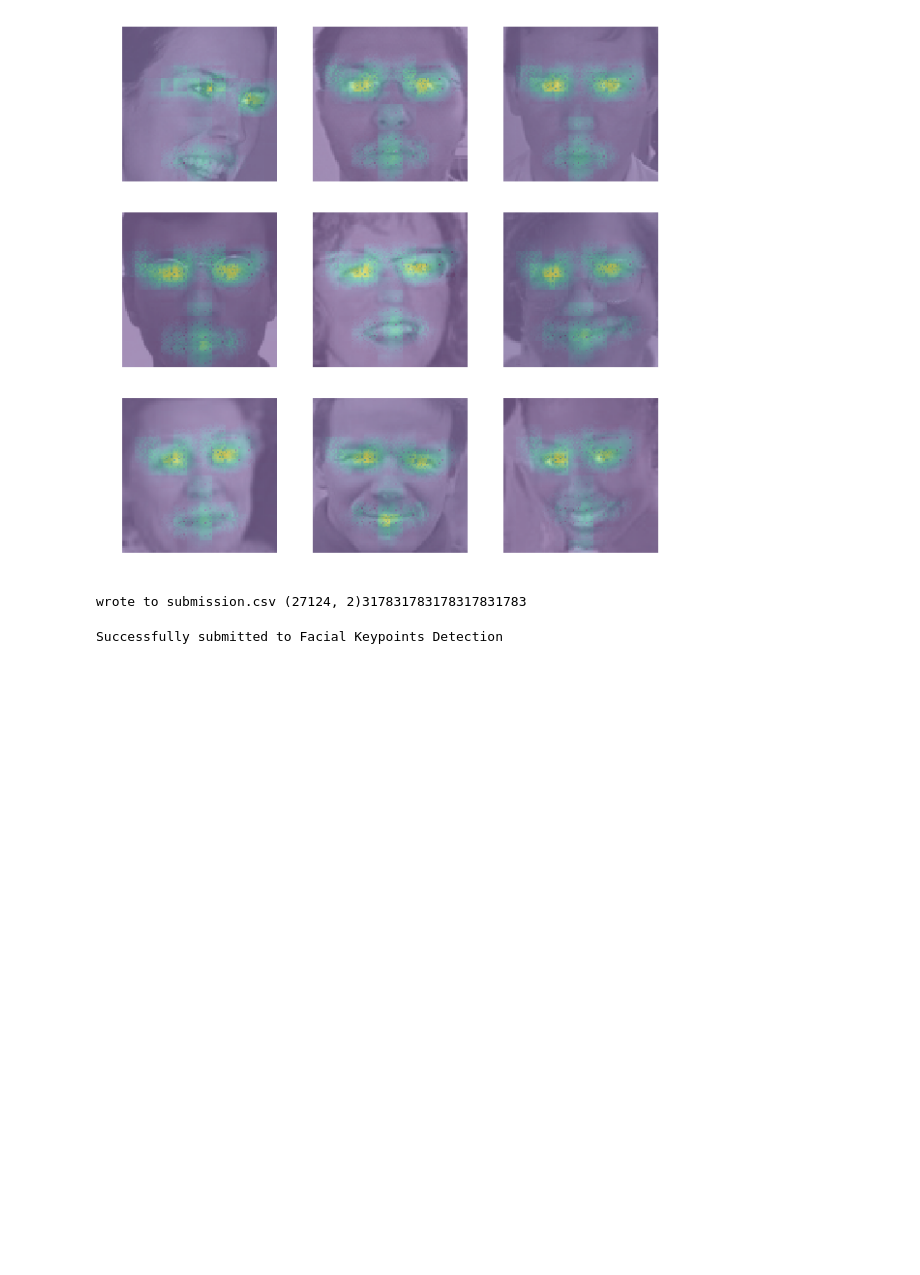
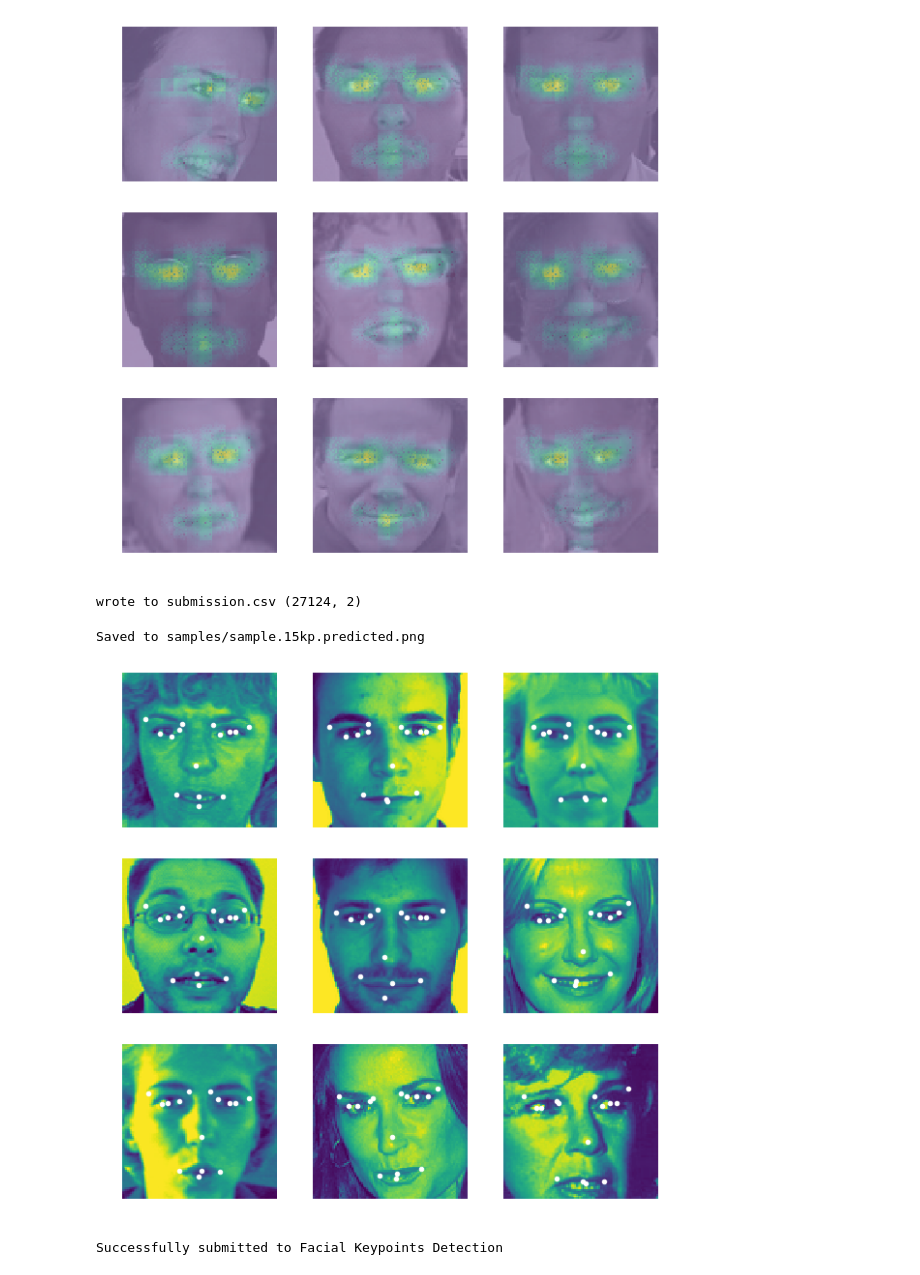
Before and after one commit to daptecc/facial-keypoints-heatmaps, a Jupyter notebook: main.ipynb, the cells around one changed output. Cells and saved outputs as stored; diff of their text form; code cells hidden in the pictures; blank space fills up the shorter version.

Commit message:
convert heatmaps to cartesian coordinates

```diff
--- a/main.ipynb
+++ b/main.ipynb
@@ -406,10 +425,34 @@ def write_submission(submission):
     df_submit['Location'] = df_submit['Location'].apply(lambda x: x if x > 0 else 0)
     df_submit.to_csv('submissions/submission.csv', index=False)
     print('wrote to submission.csv', df_submit.shape)
-# %%
-create_submission()
-# %% [output]
-wrote to submission.csv (27124, 2)317831783178317831783
+# %%
+results = create_submission()
+# %% [output]
+wrote to submission.csv (27124, 2)
+# %%
+def display_sample_keypoints(results, outfile):
+    fig = plt.figure(figsize=(10, 10))
+    fig.tight_layout()
+    rows, columns = 3, 3
+    for i in range(columns*rows):
+        idx = random.randint(0, len(results))
+        img, keypoints = results[idx]
+
+        fig.add_subplot(rows, columns, i + 1)
+        plt.axis('off')
+        plt.imshow(img)
+        for j in range(0, len(keypoints), 2):
+            x, y = keypoints[j], keypoints[j + 1]
+            plt.scatter(x, y, c='white', s=20)
+
+    if outfile:
+        fig.savefig(outfile)
+        print(f'Saved to {outfile}')
+# %%
+display_sample_keypoints(results, outfile='samples/sample.15kp.predicted.png')
+# %% [output]
+Saved to samples/sample.15kp.predicted.png
+[figure, added]
 # %%
 !kaggle competitions submit -c facial-keypoints-detection -f submissions/submission.csv -m "test"
 # %% [output]
```
Also changed, not shown: parts of 1 cell of this notebook, 3 other files.
